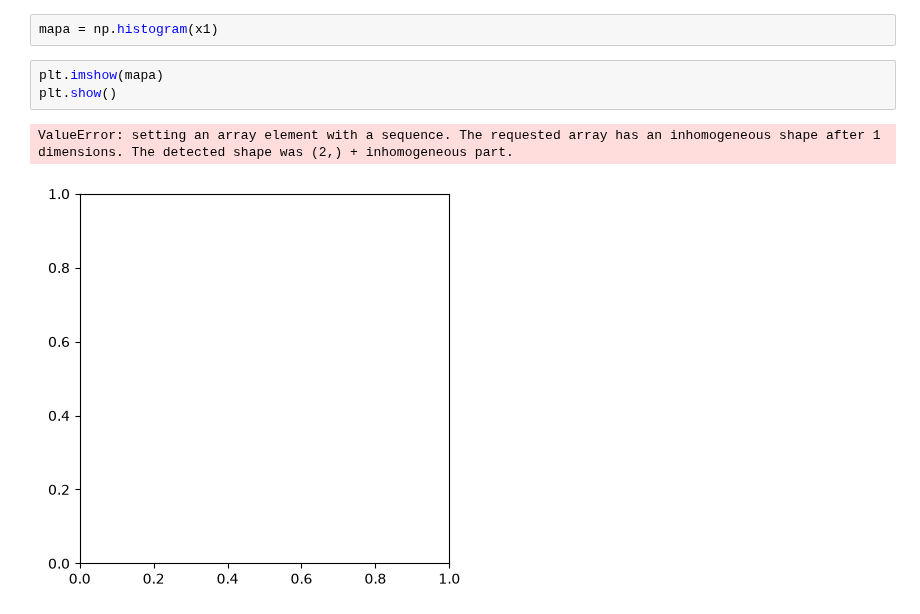
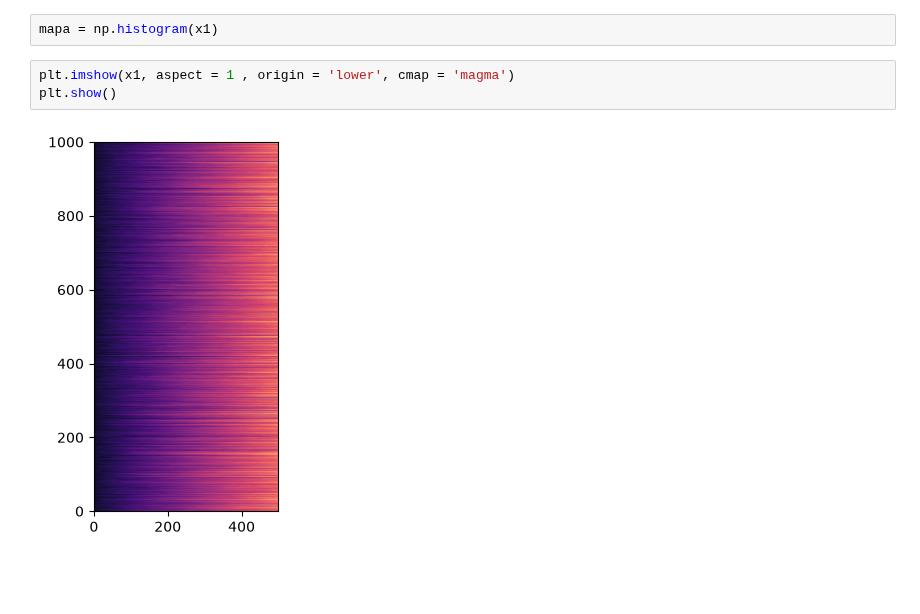
Before and after one commit to HuTiim/Fisica-Computacional-Thiago, a Jupyter notebook: Lista2.ipynb, the cells around one changed output. Drawn from its saved outputs; the diff is of its cells as text; blank space fills up the shorter version.

```diff
--- a/Lista2.ipynb
+++ b/Lista2.ipynb
@@ -133,9 +133,8 @@ plt.show()
 Questão 7
 # %%
 mapa = np.histogram(x1)
-# %%
-plt.imshow(mapa)
-plt.show()
-# %% [output]
-ValueError: setting an array element with a sequence. The requested array has an inhomogeneous shape after 1 dimensions. The detected shape was (2,) + inhomogeneous part.
-[figure, removed]
+# %%
+plt.imshow(x1, aspect = 1 , origin = 'lower', cmap = 'magma')
+plt.show()
+# %% [output]
+[figure, added]
```
Also changed, not shown: parts of 7 cells of this notebook.
